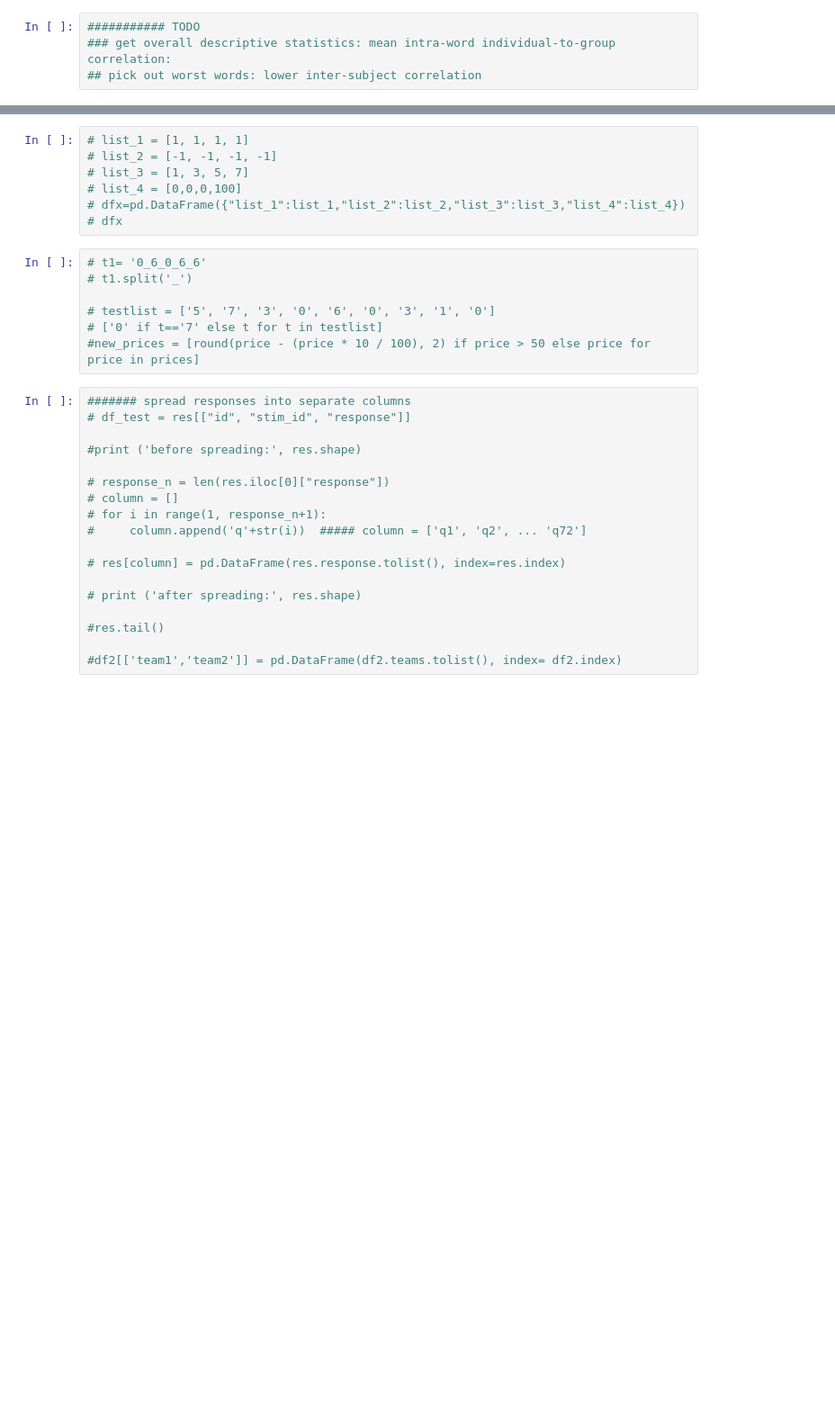
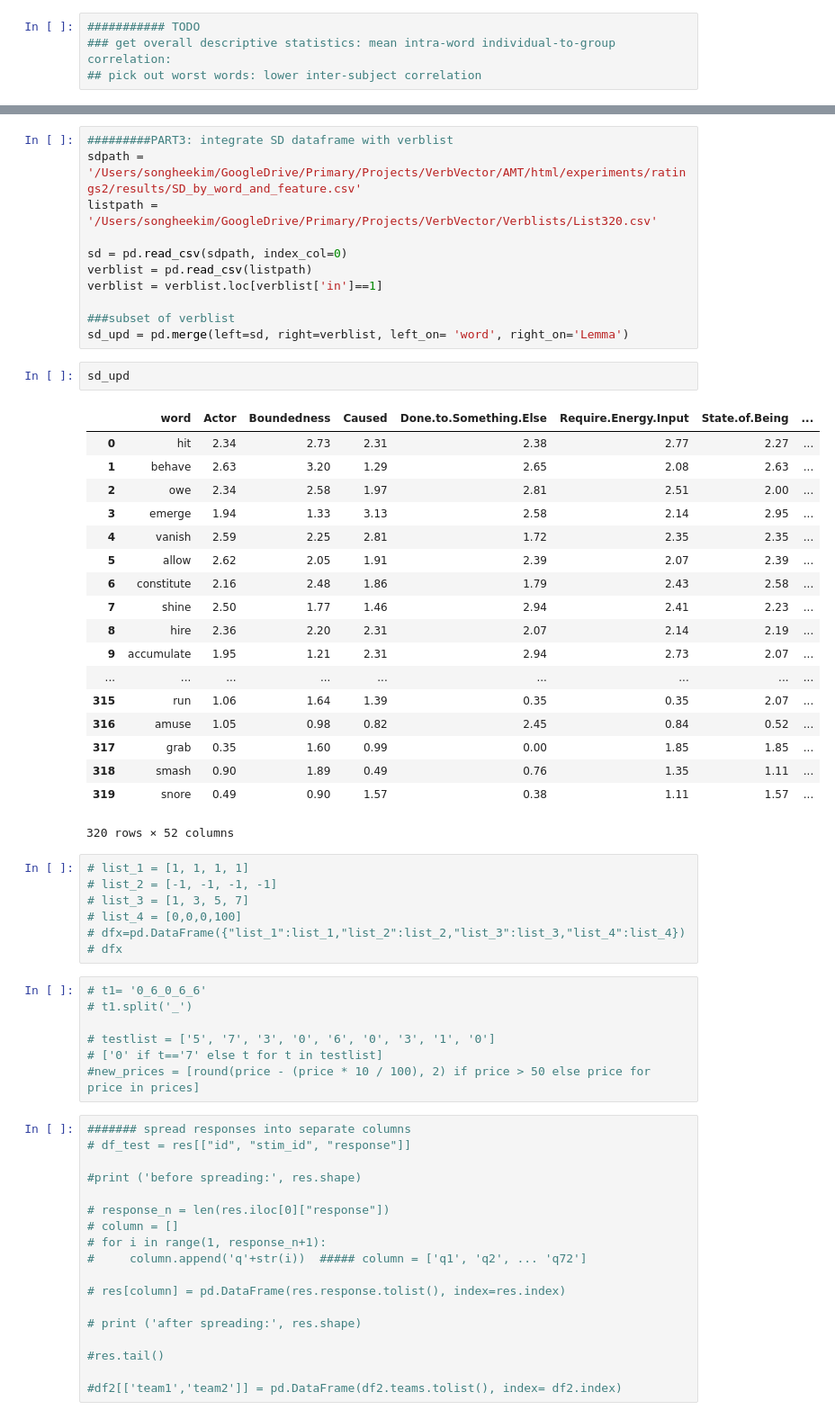
Before and after one commit to sonhkim/VerbVec, a Jupyter notebook: AMT_analysis.ipynb, the cells around one changed output, grey strips where cells are left out. Shown at 90% size. Cells and saved outputs as stored; diff of their text form; blank space fills up the shorter version.

Commit message:
verblist spreadsheet updated

```diff
--- a/AMT_analysis.ipynb
+++ b/AMT_analysis.ipynb
@@ -105,3 +188,35 @@ res_upd = pd.DataFrame.from_dict(res_dict, orient='index')
+# %%
+#########PART3: integrate SD dataframe with verblist
+sdpath = '/Users/songheekim/GoogleDrive/Primary/Projects/VerbVector/AMT/html/experiments/ratings2/results/SD_by_word_and_feature.csv'
+listpath = '/Users/songheekim/GoogleDrive/Primary/Projects/VerbVector/Verblists/List320.csv'
+
+sd = pd.read_csv(sdpath, index_col=0)
+verblist = pd.read_csv(listpath)
+verblist = verblist.loc[verblist['in']==1]
+
+###subset of verblist
+sd_upd = pd.merge(left=sd, right=verblist, left_on= 'word', right_on='Lemma')
+# %%
+sd_upd
+# %% [output]
+|  | word | Actor | Boundedness | Caused | Done.to.Something.Else | Require.Energy.Input | State.of.Being | ... |
+| 0 | hit | 2.34 | 2.73 | 2.31 | 2.38 | 2.77 | 2.27 | ... |
+| 1 | behave | 2.63 | 3.20 | 1.29 | 2.65 | 2.08 | 2.63 | ... |
+| 2 | owe | 2.34 | 2.58 | 1.97 | 2.81 | 2.51 | 2.00 | ... |
+| 3 | emerge | 1.94 | 1.33 | 3.13 | 2.58 | 2.14 | 2.95 | ... |
+| 4 | vanish | 2.59 | 2.25 | 2.81 | 1.72 | 2.35 | 2.35 | ... |
+| 5 | allow | 2.62 | 2.05 | 1.91 | 2.39 | 2.07 | 2.39 | ... |
+| 6 | constitute | 2.16 | 2.48 | 1.86 | 1.79 | 2.43 | 2.58 | ... |
+| 7 | shine | 2.50 | 1.77 | 1.46 | 2.94 | 2.41 | 2.23 | ... |
+| 8 | hire | 2.36 | 2.20 | 2.31 | 2.07 | 2.14 | 2.19 | ... |
+| 9 | accumulate | 1.95 | 1.21 | 2.31 | 2.94 | 2.73 | 2.07 | ... |
+| ... | ... | ... | ... | ... | ... | ... | ... | ... |
+| 315 | run | 1.06 | 1.64 | 1.39 | 0.35 | 0.35 | 2.07 | ... |
+| 316 | amuse | 1.05 | 0.98 | 0.82 | 2.45 | 0.84 | 0.52 | ... |
+| 317 | grab | 0.35 | 1.60 | 0.99 | 0.00 | 1.85 | 1.85 | ... |
+| 318 | smash | 0.90 | 1.89 | 0.49 | 0.76 | 1.35 | 1.11 | ... |
+| 319 | snore | 0.49 | 0.90 | 1.57 | 0.38 | 1.11 | 1.57 | ... |
+320 rows × 52 columns
 # %%
 # list_1 = [1, 1, 1, 1]
 # list_2 = [-1, -1, -1, -1]
```
Also changed, not shown: parts of 14 cells of this notebook, 1 other file.
